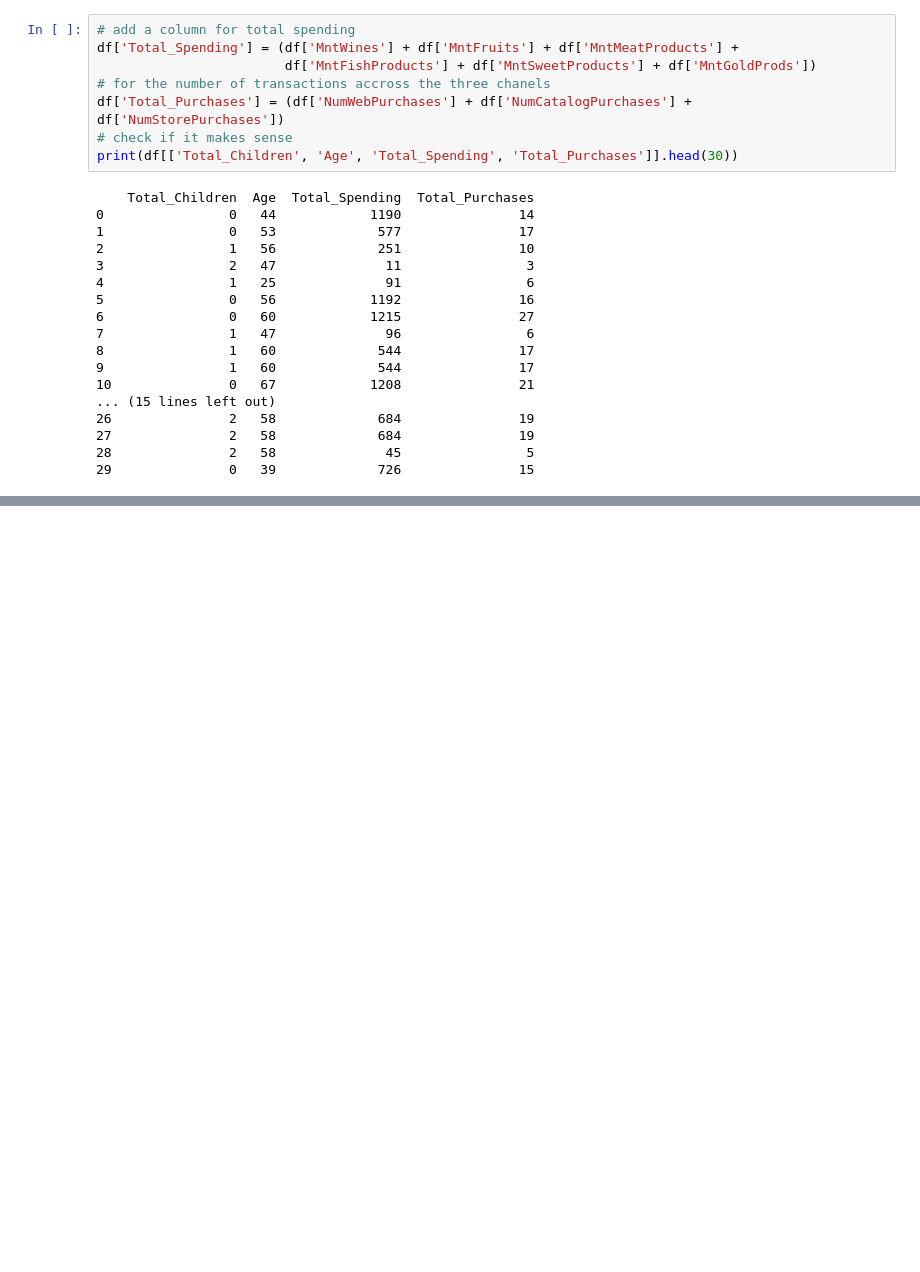
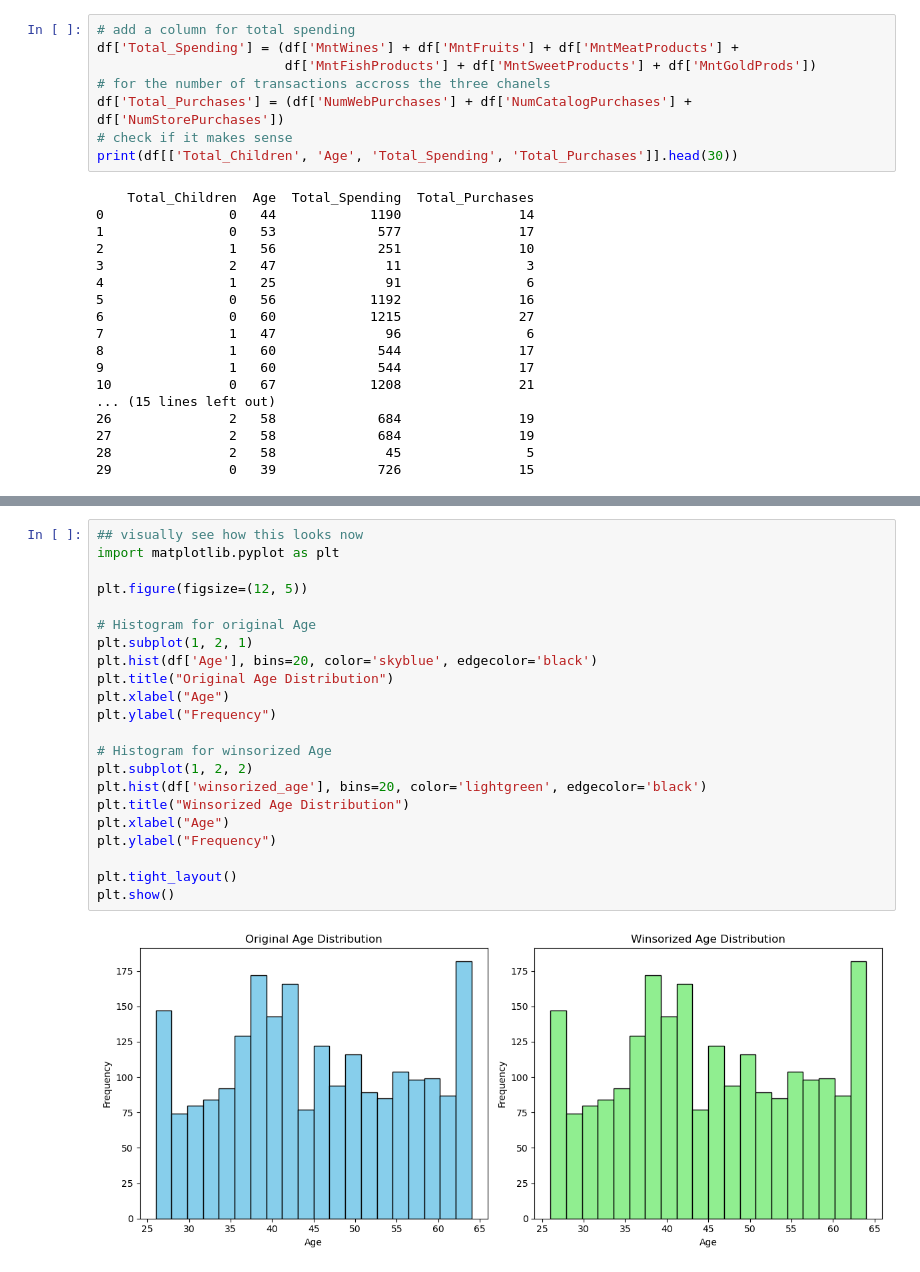
Before and after one commit to aliehs111/marketing_mix, a Jupyter notebook: marketing_mix.ipynb, the cells around one changed output, grey strips where cells are left out. Drawn from its saved outputs; the diff is of its cells as text; blank space fills up the shorter version.

```diff
--- a/marketing_mix.ipynb
+++ b/marketing_mix.ipynb
@@ -242,0 +282,24 @@ print(df[['Total_Children', 'Age', 'Total_Spending', 'Total_Purchases']].head(30
+# %%
+## visually see how this looks now
+import matplotlib.pyplot as plt
+
+plt.figure(figsize=(12, 5))
+
+# Histogram for original Age
+plt.subplot(1, 2, 1)
+plt.hist(df['Age'], bins=20, color='skyblue', edgecolor='black')
+plt.title("Original Age Distribution")
+plt.xlabel("Age")
+plt.ylabel("Frequency")
+
+# Histogram for winsorized Age
+plt.subplot(1, 2, 2)
+plt.hist(df['winsorized_age'], bins=20, color='lightgreen', edgecolor='black')
+plt.title("Winsorized Age Distribution")
+plt.xlabel("Age")
+plt.ylabel("Frequency")
+
+plt.tight_layout()
+plt.show()
+# %% [output]
+[figure, added]
```
Also changed, not shown: parts of 21 cells of this notebook.
